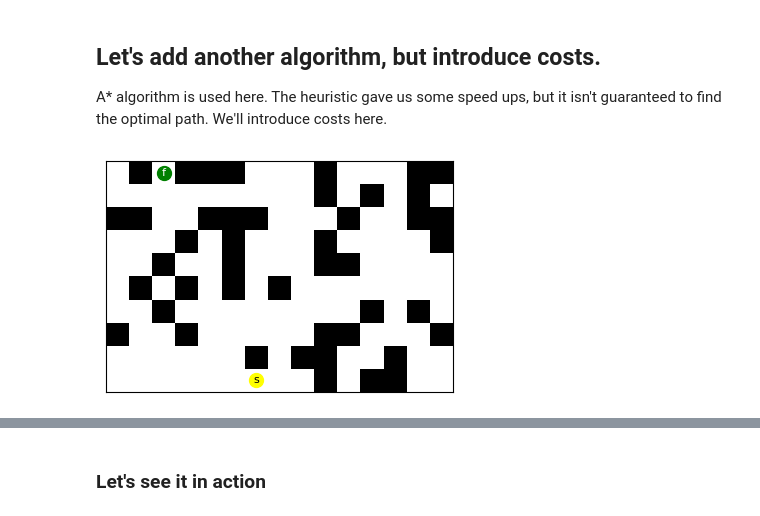
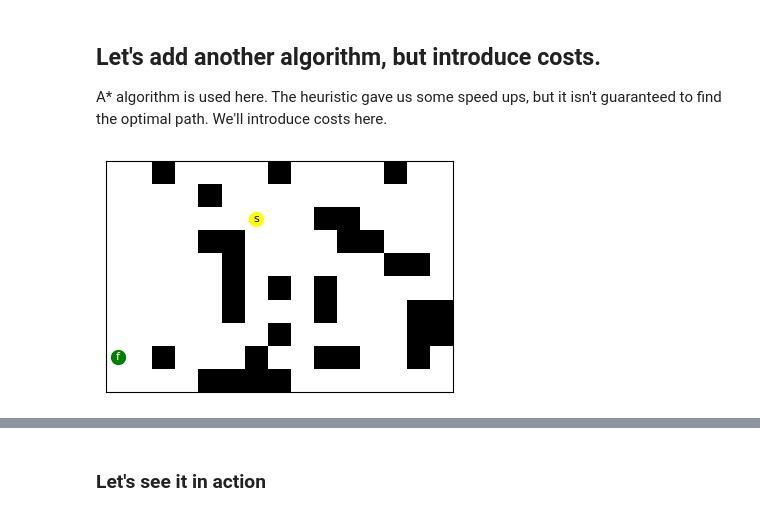
Before and after one commit to petersim1/pathfinding, a Jupyter notebook: exploration.ipynb, the cells around one changed output, grey strips where cells are left out. Cells and saved outputs as stored; diff of their text form; code cells hidden in the pictures.

```diff
--- a/exploration.ipynb
+++ b/exploration.ipynb
@@ -596,13 +644,13 @@ A* algorithm is used here. The heuristic gave us some speed ups, but it isn't gu
 # %%
 percent_blockage = 0.25
 
 graph = Graph(rows=10, cols=15)
-graph.generate_grid(grid_type="random", percent_blocked=percent_blockage)
+graph.generate_grid(grid_type="random-1", percent_blocked=percent_blockage)
 
 plot_grid(graph.p_start, graph.p_end, graph.grid)
 plt.show()
 # %% [output]
-[figure, old version]
+[figure, new version]
 # %%
 bfs_path, bfs_complexity = graph.search(bfs)
 greedy_bfs_path, greedy_bfs_complexity = graph.search(greedy_bfs)
```
Also changed, not shown: parts of 16 cells of this notebook, 1 other file.
